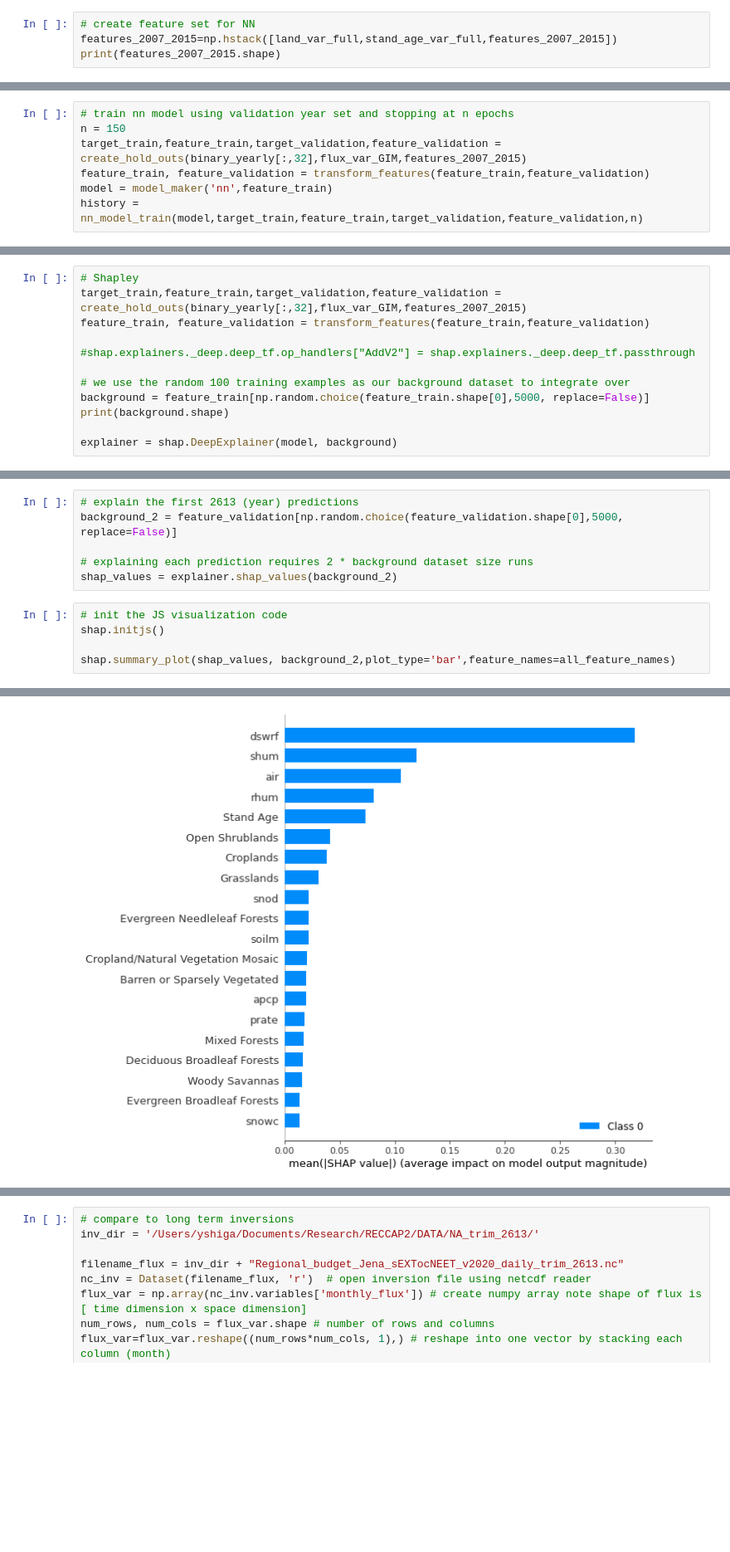
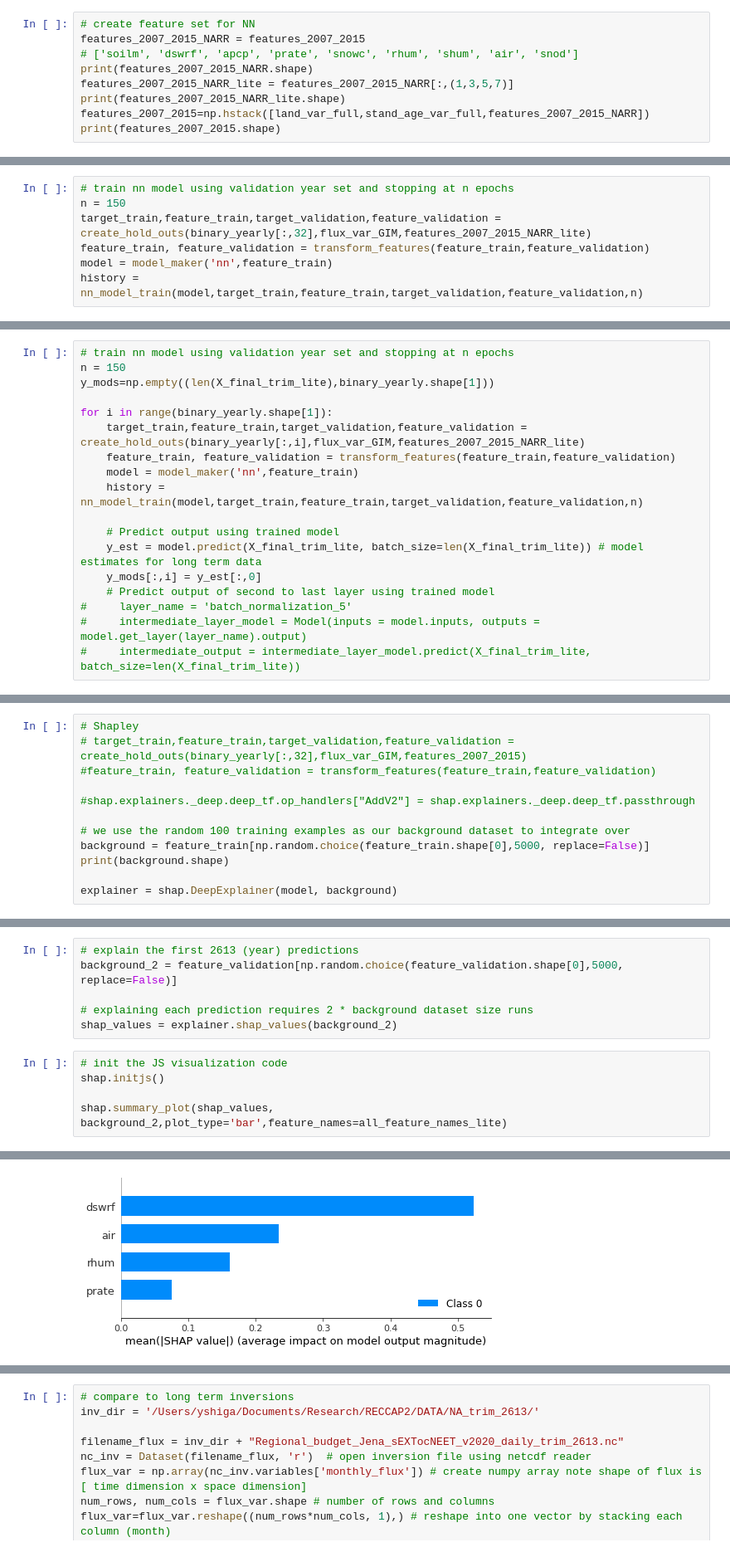
Before and after one commit to ypshiga/Neural_tutorial, a Jupyter notebook: Long_term_NARR_tf.ipynb, the cells around one changed output, grey strips where cells are left out. Shown at 83% size. Saved outputs shown, nothing was run; the diff lists cells and outputs as text; blank space fills up the shorter version.

Commit message:
added training loop, NARR, NARR lite

```diff
--- a/Long_term_NARR_tf.ipynb
+++ b/Long_term_NARR_tf.ipynb
@@ -638,6 +638,11 @@ sif_varR=sif_varR[0:2613*9*12]
 #sif_varR[ind_sifR] = 0
 # %%
 # create feature set for NN
-features_2007_2015=np.hstack([land_var_full,stand_age_var_full,features_2007_2015])
+features_2007_2015_NARR = features_2007_2015
+# ['soilm', 'dswrf', 'apcp', 'prate', 'snowc', 'rhum', 'shum', 'air', 'snod']
+print(features_2007_2015_NARR.shape)
+features_2007_2015_NARR_lite = features_2007_2015_NARR[:,(1,3,5,7)]
+print(features_2007_2015_NARR_lite.shape)
+features_2007_2015=np.hstack([land_var_full,stand_age_var_full,features_2007_2015_NARR])
 print(features_2007_2015.shape)
 # %% [output]
@@ -652,0 +691,7 @@ print(all_feature_names)
+# %%
+# train nn model using validation year set and stopping at n epochs
+n = 150
+target_train,feature_train,target_validation,feature_validation = create_hold_outs(binary_yearly[:,32],flux_var_GIM,features_2007_2015_NARR_lite)
+feature_train, feature_validation = transform_features(feature_train,feature_validation)
+model = model_maker('nn',feature_train)
+history = nn_model_train(model,target_train,feature_train,target_validation,feature_validation,n)
@@ -653,8 +700,19 @@ print(all_feature_names)
 # %%
 # train nn model using validation year set and stopping at n epochs
 n = 150
-target_train,feature_train,target_validation,feature_validation = create_hold_outs(binary_yearly[:,32],flux_var_GIM,features_2007_2015)
-feature_train, feature_validation = transform_features(feature_train,feature_validation)
-model = model_maker('nn',feature_train)
-history = nn_model_train(model,target_train,feature_train,target_validation,feature_validation,n)
+y_mods=np.empty((len(X_final_trim_lite),binary_yearly.shape[1]))
+
+for i in range(binary_yearly.shape[1]):
+    target_train,feature_train,target_validation,feature_validation = create_hold_outs(binary_yearly[:,i],flux_var_GIM,features_2007_2015_NARR_lite)
+    feature_train, feature_validation = transform_features(feature_train,feature_validation)
+    model = model_maker('nn',feature_train)
+    history = nn_model_train(model,target_train,feature_train,target_validation,feature_validation,n)
+
+    # Predict output using trained model
+    y_est = model.predict(X_final_trim_lite, batch_size=len(X_final_trim_lite)) # model estimates for long term data
+    y_mods[:,i] = y_est[:,0]
+    # Predict output of second to last layer using trained model
+#     layer_name = 'batch_normalization_5'
+#     intermediate_layer_model = Model(inputs = model.inputs, outputs = model.get_layer(layer_name).output)
+#     intermediate_output = intermediate_layer_model.predict(X_final_trim_lite, batch_size=len(X_final_trim_lite))
 # %% [output]
@@ -674,7 +744,7 @@ feature_validation[:100].shape
 # %%
 # Shapley
-target_train,feature_train,target_validation,feature_validation = create_hold_outs(binary_yearly[:,32],flux_var_GIM,features_2007_2015)
-feature_train, feature_validation = transform_features(feature_train,feature_validation)
+# target_train,feature_train,target_validation,feature_validation = create_hold_outs(binary_yearly[:,32],flux_var_GIM,features_2007_2015)
+#feature_train, feature_validation = transform_features(feature_train,feature_validation)
 
 #shap.explainers._deep.deep_tf.op_handlers["AddV2"] = shap.explainers._deep.deep_tf.passthrough
 
@@ -697,9 +767,9 @@ shap_values = explainer.shap_values(background_2)
 # %%
 # init the JS visualization code
 shap.initjs()
 
-shap.summary_plot(shap_values, background_2,plot_type='bar',feature_names=all_feature_names)
+shap.summary_plot(shap_values, background_2,plot_type='bar',feature_names=all_feature_names_lite)
 # %% [output]
 [interactive output not drawn]
-[figure, old version]
+[figure, new version]
 # %%
```
Also changed, not shown: parts of 47 cells of this notebook.
